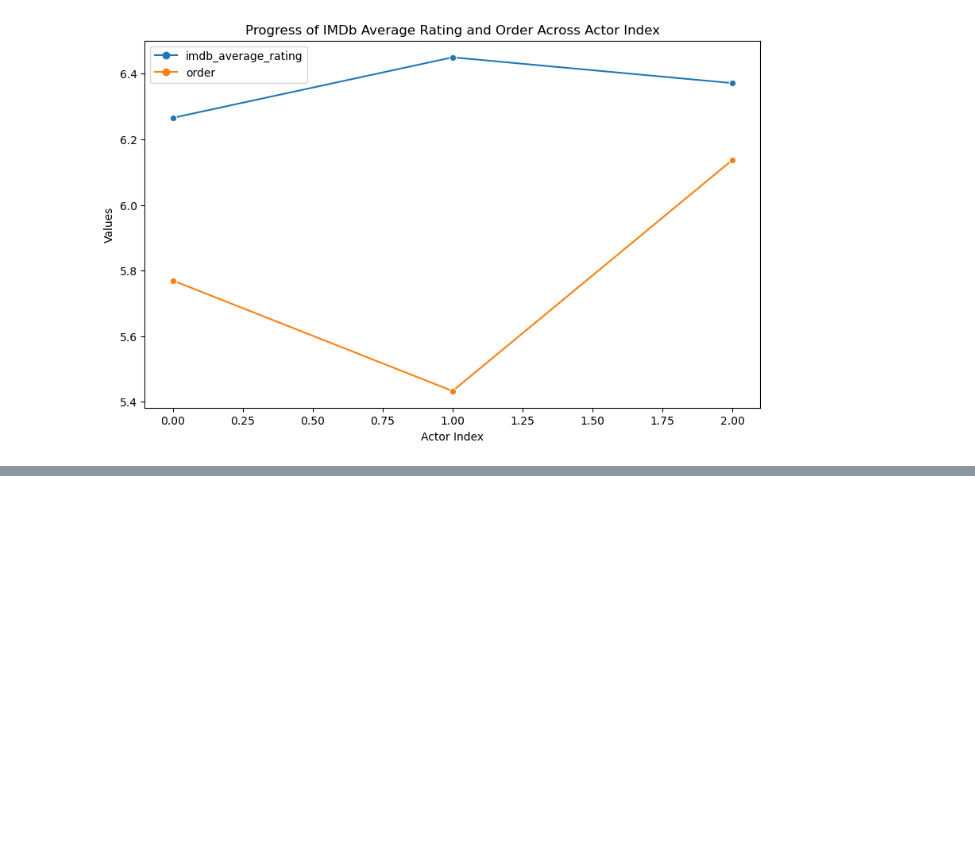
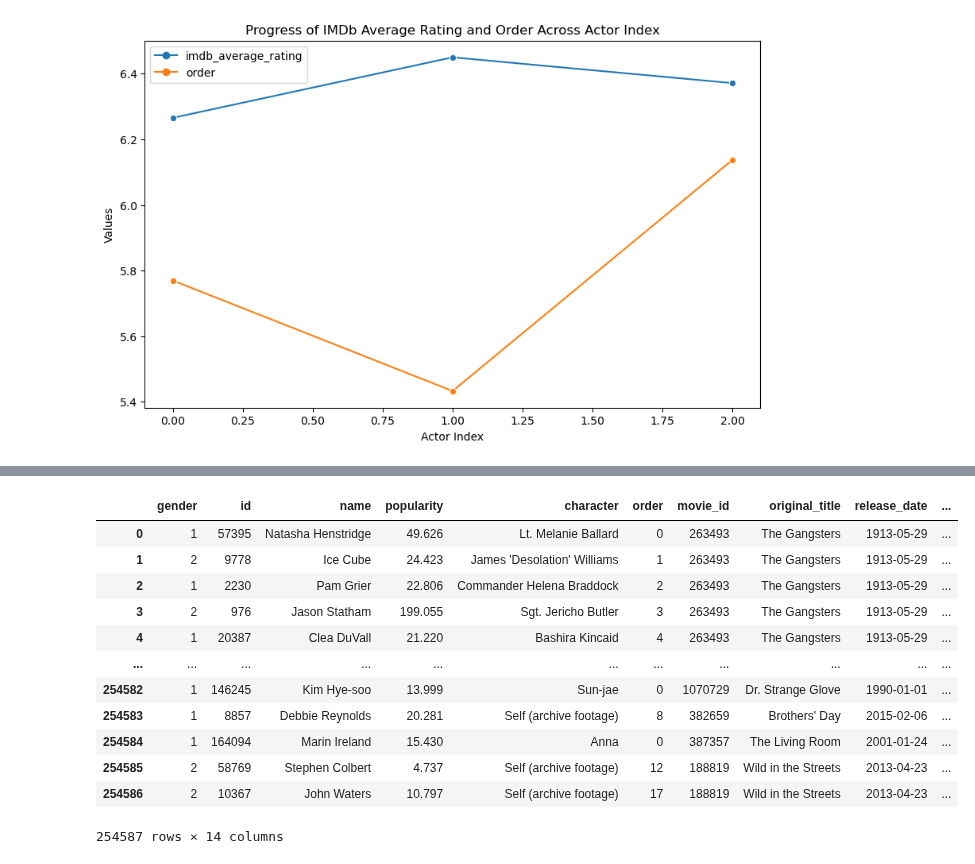
Before and after one commit to epfl-ada/ada-2023-project-cinemada, a Jupyter notebook: Preprocessing/fame.ipynb, the cells around one changed output, grey strips where cells are left out. Drawn from its saved outputs; the diff is of its cells as text; code cells hidden in the pictures; blank space fills up the shorter version.

```diff
--- a/Preprocessing/fame.ipynb
+++ b/Preprocessing/fame.ipynb
@@ -783,0 +602,4 @@ tmdb_id2matched_scripts['statistics'][0]
+# %%
+# transform acting_in_2003_and_later.csv into a dataframe
+actors_df = pd.read_csv('../Data/preprocessed_data/acting_in_2003_and_later.csv')
+display(actors_df)
@@ -783,0 +681,23 @@ tmdb_id2matched_scripts['statistics'][0]
+# %%
+# i have a file named actors_df that contains the list of actors we are interested in.
+# remove any actor from full_actors_df that is not in actors_df by using their name
+
+# Filter full_actors_df to keep only the actors in actors_df
+full_actors_df = full_actors_df[full_actors_df['name'].isin(actors_df['name'])]
+
+full_actors_df.reset_index(drop=True, inplace=True)
+display(full_actors_df)
+# %% [output]
+|  | gender | id | name | popularity | character | order | movie_id | original_title | release_date | ... |
+| 0 | 1 | 57395 | Natasha Henstridge | 49.626 | Lt. Melanie Ballard | 0 | 263493 | The Gangsters | 1913-05-29 | ... |
+| 1 | 2 | 9778 | Ice Cube | 24.423 | James 'Desolation' Williams | 1 | 263493 | The Gangsters | 1913-05-29 | ... |
+| 2 | 1 | 2230 | Pam Grier | 22.806 | Commander Helena Braddock | 2 | 263493 | The Gangsters | 1913-05-29 | ... |
+| 3 | 2 | 976 | Jason Statham | 199.055 | Sgt. Jericho Butler | 3 | 263493 | The Gangsters | 1913-05-29 | ... |
+| 4 | 1 | 20387 | Clea DuVall | 21.220 | Bashira Kincaid | 4 | 263493 | The Gangsters | 1913-05-29 | ... |
+| ... | ... | ... | ... | ... | ... | ... | ... | ... | ... | ... |
+| 254582 | 1 | 146245 | Kim Hye-soo | 13.999 | Sun-jae | 0 | 1070729 | Dr. Strange Glove | 1990-01-01 | ... |
+| 254583 | 1 | 8857 | Debbie Reynolds | 20.281 | Self (archive footage) | 8 | 382659 | Brothers' Day | 2015-02-06 | ... |
+| 254584 | 1 | 164094 | Marin Ireland | 15.430 | Anna | 0 | 387357 | The Living Room | 2001-01-24 | ... |
+| 254585 | 2 | 58769 | Stephen Colbert | 4.737 | Self (archive footage) | 12 | 188819 | Wild in the Streets | 2013-04-23 | ... |
+| 254586 | 2 | 10367 | John Waters | 10.797 | Self (archive footage) | 17 | 188819 | Wild in the Streets | 2013-04-23 | ... |
+254587 rows × 14 columns
```
Also changed, not shown: parts of 16 cells of this notebook, 1 other file.
